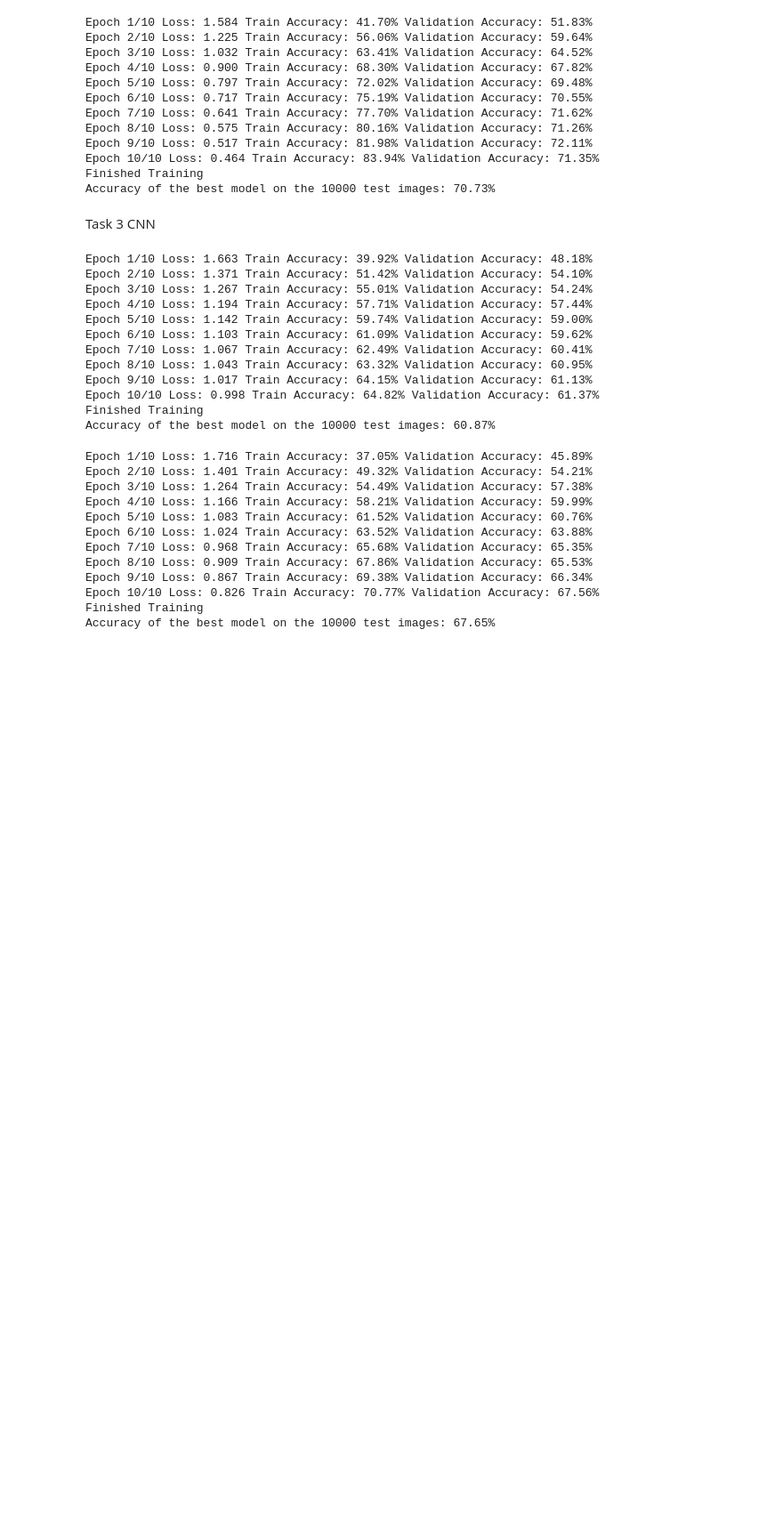
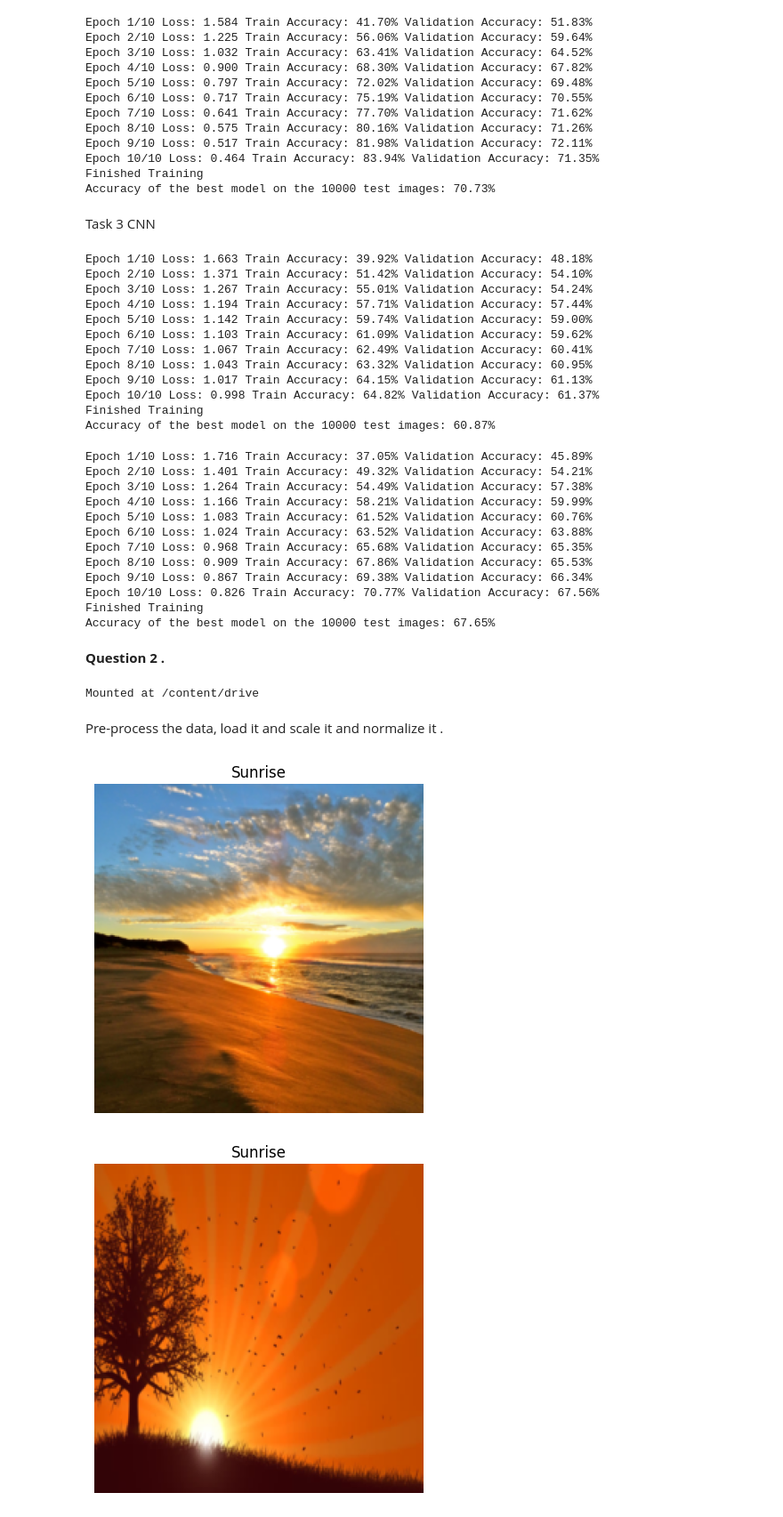
Before and after one commit to aseel1/Deep-learning, a Jupyter notebook: HW-2/HW2_322512690_21239353_F.ipynb, the cells around one changed output. Shown at 89% size. Cells and saved outputs as stored; diff of their text form; code cells hidden in the pictures; blank space fills up the shorter version.

Commit message:
Question 2 . (putted some random loss function for now to see how the data behave) need to fix loss function ,

```diff
--- a/HW-2/HW2_322512690_21239353_F.ipynb
+++ b/HW-2/HW2_322512690_21239353_F.ipynb
@@ -274,3 +274,10 @@ Epoch 9/10 Loss: 0.867 Train Accuracy: 69.38% Validation Accuracy: 66.34%
 Epoch 10/10 Loss: 0.826 Train Accuracy: 70.77% Validation Accuracy: 67.56%
 Finished Training
 Accuracy of the best model on the 10000 test images: 67.65%
+# %% [markdown]
+**Question 2 .**
+# %%
+from google.colab import drive
+drive.mount("/content/drive", force_remount=True)
+# %% [output]
+Mounted at /content/drive
@@ -276,0 +311,48 @@ Accuracy of the best model on the 10000 test images: 67.65%
+# %% [markdown]
+Pre-process the data, load it and scale it and normalize it .
+# %%
+# Define transformations
+data_transforms = transforms.Compose([
+    transforms.Resize((224, 224)),  # Resize to match input size
+    transforms.ToTensor(),  # Convert to tensor
+    transforms.Normalize([0.5, 0.5, 0.5], [0.5, 0.5, 0.5])  # Normalize RGB channels
+])
+
+# Paths to train and test folders
+train_dir = '/content/drive/MyDrive/Train'
+test_dir = '/content/drive/MyDrive/Test'
+
+# Load Train Dataset
+train_dataset = datasets.ImageFolder(train_dir, transform=data_transforms)
+train_loader = DataLoader(train_dataset, batch_size=32, shuffle=True)
+
+# Load Test Dataset using TestDataset class
+test_dataset = TestDataset(test_dir, transform=data_transforms)
+test_loader = DataLoader(test_dataset, batch_size=32, shuffle=False)
+# %%
+# Display a few images to verify
+def imshow(img, title):
+    img = img / 2 + 0.5  # Unnormalize
+    npimg = img.numpy()
+    plt.imshow(np.transpose(npimg, (1, 2, 0)))
+    plt.title(title)
+    plt.axis('off')
+    plt.show()
+
+# Visualize some training images
+class_names = train_dataset.classes
+dataiter = iter(train_loader)
+images, labels = next(dataiter)
+
+for i in range(4):  # Show 4 training images
+    imshow(images[i], title=class_names[labels[i]])
+
+# Visualize some test images
+testiter = iter(test_loader)
+test_images, test_paths = next(testiter)
+
+for i in range(4):  # Show 4 test images
+    imshow(test_images[i], title=f"Test Image: {test_paths[i]}")
+# %% [output]
+[figure, added]
+[figure, added]
```
Also changed, not shown: parts of 4 cells of this notebook.
